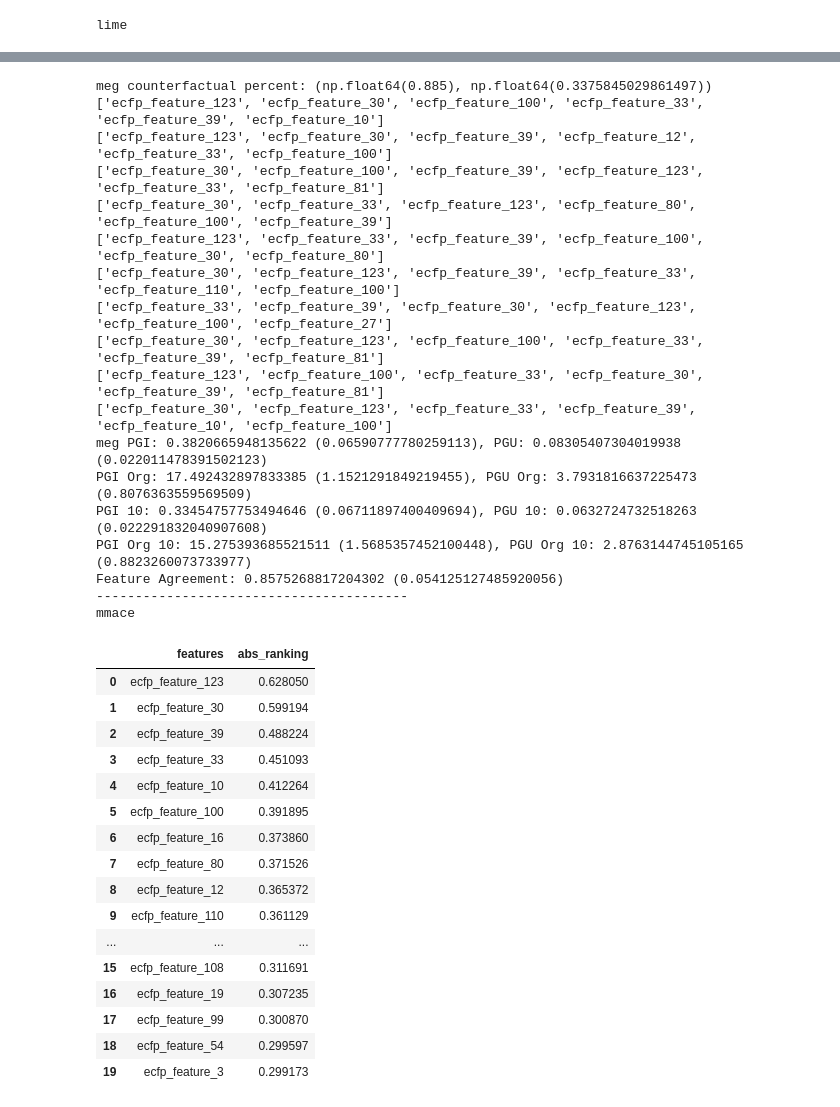
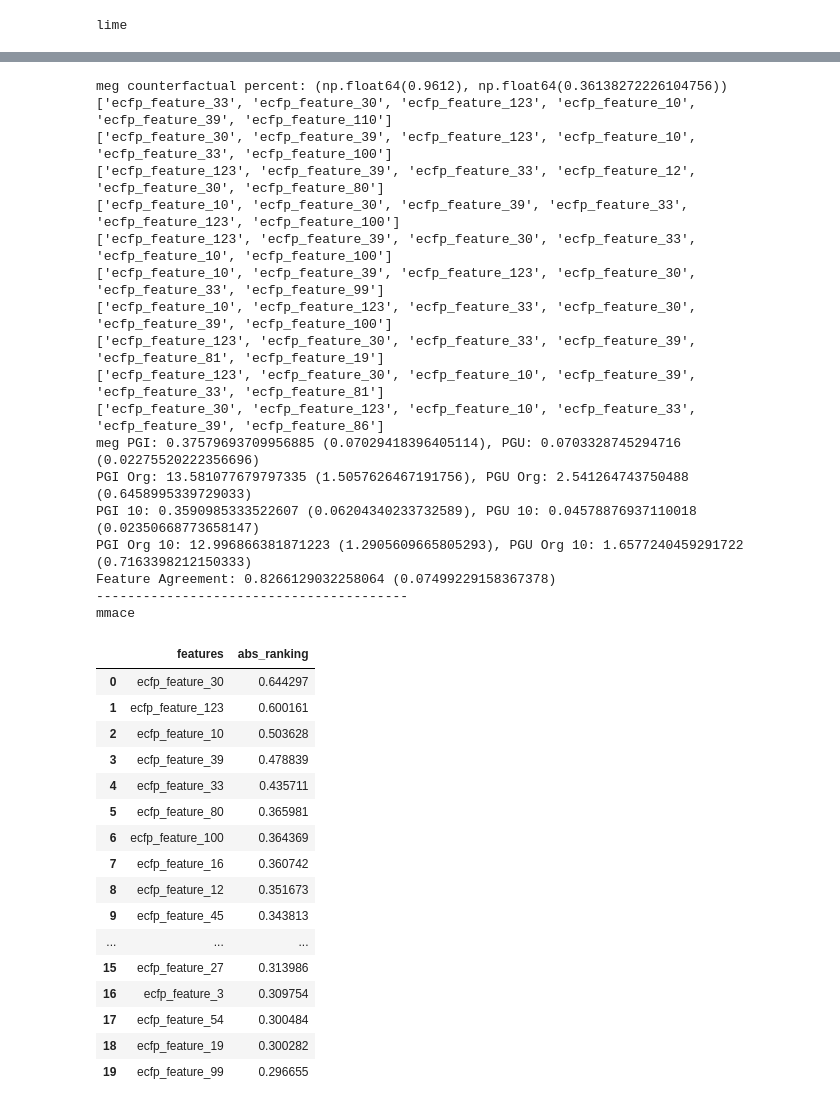
Before and after one commit to JNeubau/XAI-ChemBenchmark, a Jupyter notebook: notebooks/gt_results_processing.ipynb, the cells around one changed output, grey strips where cells are left out. Drawn from its saved outputs; the diff is of its cells as text; code cells hidden in the pictures.

```diff
--- a/notebooks/gt_results_processing.ipynb
+++ b/notebooks/gt_results_processing.ipynb
@@ -90,7 +90,7 @@ import pickle
 import os
 import joblib
 
-dataset_name = 'qm9_simple_linear6'
+dataset_name = 'qm9_piecewise_linear_6'
 results_dir = f'../results/gt_synthetic_data/{dataset_name}/explanations'
 model_dir = f'../results/gt_synthetic_data/{dataset_name}/'
 
@@ -389,35 +389,35 @@ meg
-meg counterfactual percent: (np.float64(0.885), np.float64(0.3375845029861497))
-['ecfp_feature_123', 'ecfp_feature_30', 'ecfp_feature_100', 'ecfp_feature_33', 'ecfp_feature_39', 'ecfp_feature_10']
-['ecfp_feature_123', 'ecfp_feature_30', 'ecfp_feature_39', 'ecfp_feature_12', 'ecfp_feature_33', 'ecfp_feature_100']
-['ecfp_feature_30', 'ecfp_feature_100', 'ecfp_feature_39', 'ecfp_feature_123', 'ecfp_feature_33', 'ecfp_feature_81']
-['ecfp_feature_30', 'ecfp_feature_33', 'ecfp_feature_123', 'ecfp_feature_80', 'ecfp_feature_100', 'ecfp_feature_39']
-['ecfp_feature_123', 'ecfp_feature_33', 'ecfp_feature_39', 'ecfp_feature_100', 'ecfp_feature_30', 'ecfp_feature_80']
-['ecfp_feature_30', 'ecfp_feature_123', 'ecfp_feature_39', 'ecfp_feature_33', 'ecfp_feature_110', 'ecfp_feature_100']
-['ecfp_feature_33', 'ecfp_feature_39', 'ecfp_feature_30', 'ecfp_feature_123', 'ecfp_feature_100', 'ecfp_feature_27']
-['ecfp_feature_30', 'ecfp_feature_123', 'ecfp_feature_100', 'ecfp_feature_33', 'ecfp_feature_39', 'ecfp_feature_81']
-['ecfp_feature_123', 'ecfp_feature_100', 'ecfp_feature_33', 'ecfp_feature_30', 'ecfp_feature_39', 'ecfp_feature_81']
-['ecfp_feature_30', 'ecfp_feature_123', 'ecfp_feature_33', 'ecfp_feature_39', 'ecfp_feature_10', 'ecfp_feature_100']
-meg PGI: 0.3820665948135622 (0.06590777780259113), PGU: 0.08305407304019938 (0.022011478391502123)
-PGI Org: 17.492432897833385 (1.1521291849219455), PGU Org: 3.7931816637225473 (0.8076363559569509)
-PGI 10: 0.33454757753494646 (0.06711897400409694), PGU 10: 0.0632724732518263 (0.022291832040907608)
-PGI Org 10: 15.275393685521511 (1.5685357452100448), PGU Org 10: 2.8763144745105165 (0.8823260073733977)
-Feature Agreement: 0.8575268817204302 (0.054125127485920056)
+meg counterfactual percent: (np.float64(0.9612), np.float64(0.36138272226104756))
+['ecfp_feature_33', 'ecfp_feature_30', 'ecfp_feature_123', 'ecfp_feature_10', 'ecfp_feature_39', 'ecfp_feature_110']
+['ecfp_feature_30', 'ecfp_feature_39', 'ecfp_feature_123', 'ecfp_feature_10', 'ecfp_feature_33', 'ecfp_feature_100']
+['ecfp_feature_123', 'ecfp_feature_39', 'ecfp_feature_33', 'ecfp_feature_12', 'ecfp_feature_30', 'ecfp_feature_80']
+['ecfp_feature_10', 'ecfp_feature_30', 'ecfp_feature_39', 'ecfp_feature_33', 'ecfp_feature_123', 'ecfp_feature_100']
+['ecfp_feature_123', 'ecfp_feature_39', 'ecfp_feature_30', 'ecfp_feature_33', 'ecfp_feature_10', 'ecfp_feature_100']
+['ecfp_feature_10', 'ecfp_feature_39', 'ecfp_feature_123', 'ecfp_feature_30', 'ecfp_feature_33', 'ecfp_feature_99']
+['ecfp_feature_10', 'ecfp_feature_123', 'ecfp_feature_33', 'ecfp_feature_30', 'ecfp_feature_39', 'ecfp_feature_100']
+['ecfp_feature_123', 'ecfp_feature_30', 'ecfp_feature_33', 'ecfp_feature_39', 'ecfp_feature_81', 'ecfp_feature_19']
+['ecfp_feature_123', 'ecfp_feature_30', 'ecfp_feature_10', 'ecfp_feature_39', 'ecfp_feature_33', 'ecfp_feature_81']
+['ecfp_feature_30', 'ecfp_feature_123', 'ecfp_feature_10', 'ecfp_feature_33', 'ecfp_feature_39', 'ecfp_feature_86']
+meg PGI: 0.37579693709956885 (0.07029418396405114), PGU: 0.0703328745294716 (0.02275520222356696)
+PGI Org: 13.581077679797335 (1.5057626467191756), PGU Org: 2.541264743750488 (0.6458995339729033)
+PGI 10: 0.3590985333522607 (0.06204340233732589), PGU 10: 0.04578876937110018 (0.02350668773658147)
+PGI Org 10: 12.996866381871223 (1.2905609665805293), PGU Org 10: 1.6577240459291722 (0.7163398212150333)
+Feature Agreement: 0.8266129032258064 (0.07499229158367378)
 ----------------------------------------
 mmace
 |  | features | abs_ranking |
-| 0 | ecfp_feature_123 | 0.628050 |
-| 1 | ecfp_feature_30 | 0.599194 |
-| 2 | ecfp_feature_39 | 0.488224 |
-| 3 | ecfp_feature_33 | 0.451093 |
-| 4 | ecfp_feature_10 | 0.412264 |
-| 5 | ecfp_feature_100 | 0.391895 |
-| 6 | ecfp_feature_16 | 0.373860 |
-| 7 | ecfp_feature_80 | 0.371526 |
-| 8 | ecfp_feature_12 | 0.365372 |
-| 9 | ecfp_feature_110 | 0.361129 |
+| 0 | ecfp_feature_30 | 0.644297 |
+| 1 | ecfp_feature_123 | 0.600161 |
+| 2 | ecfp_feature_10 | 0.503628 |
+| 3 | ecfp_feature_39 | 0.478839 |
+| 4 | ecfp_feature_33 | 0.435711 |
+| 5 | ecfp_feature_80 | 0.365981 |
+| 6 | ecfp_feature_100 | 0.364369 |
+| 7 | ecfp_feature_16 | 0.360742 |
+| 8 | ecfp_feature_12 | 0.351673 |
+| 9 | ecfp_feature_45 | 0.343813 |
 | ... | ... | ... |
-| 15 | ecfp_feature_108 | 0.311691 |
-| 16 | ecfp_feature_19 | 0.307235 |
-| 17 | ecfp_feature_99 | 0.300870 |
-| 18 | ecfp_feature_54 | 0.299597 |
-| 19 | ecfp_feature_3 | 0.299173 |
+| 15 | ecfp_feature_27 | 0.313986 |
+| 16 | ecfp_feature_3 | 0.309754 |
+| 17 | ecfp_feature_54 | 0.300484 |
+| 18 | ecfp_feature_19 | 0.300282 |
+| 19 | ecfp_feature_99 | 0.296655 |
```
Also changed, not shown: parts of 4 cells of this notebook, 12 other files.
